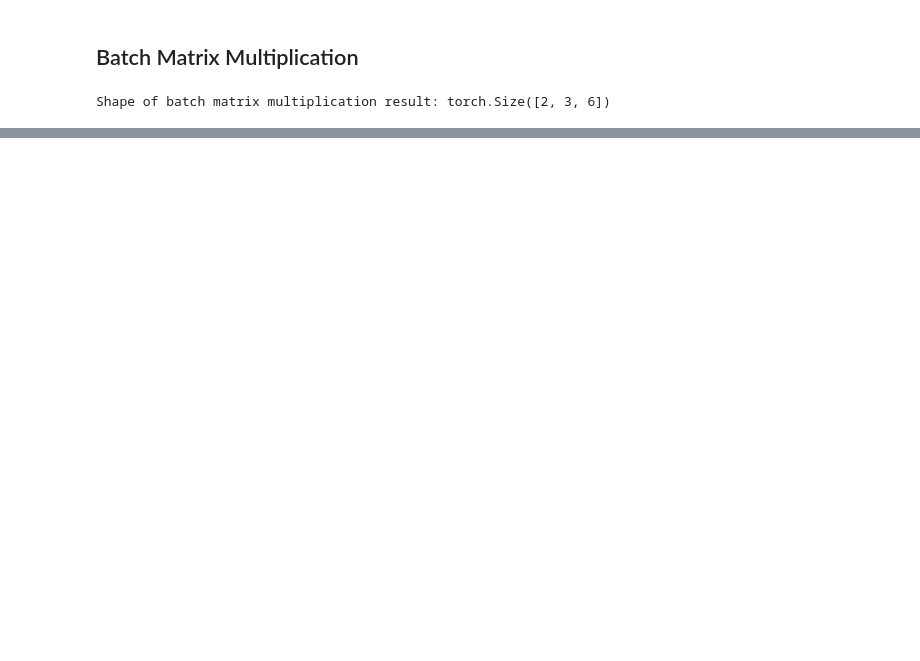
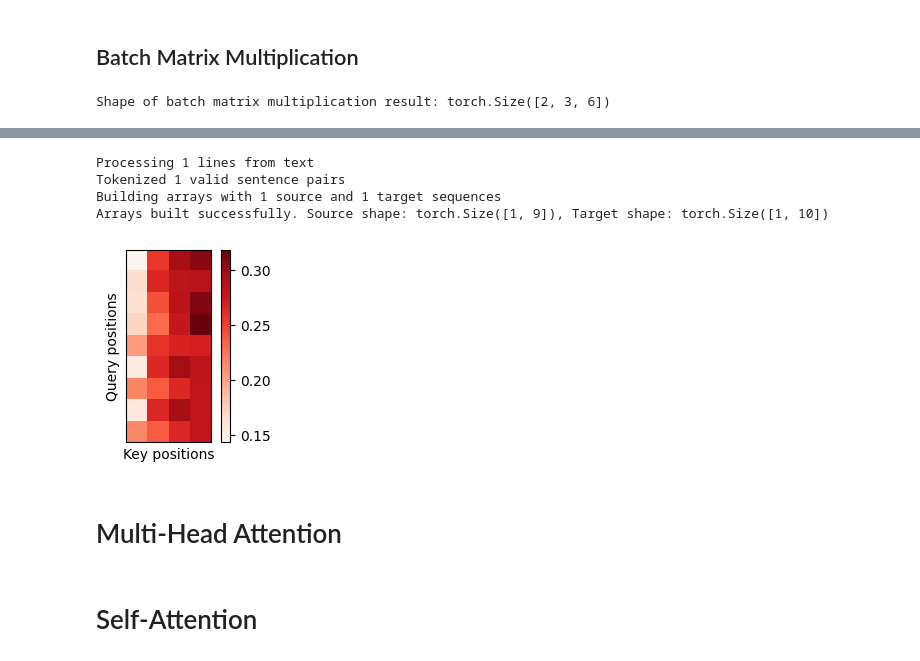
Before and after one commit to ishaanpaul98/Deep-Learning, a Jupyter notebook: Attention Mechanisms and Transformers/notebook.ipynb, the cells around one changed output, grey strips where cells are left out. Drawn from its saved outputs; the diff is of its cells as text; code cells hidden in the pictures; blank space fills up the shorter version.

```diff
--- a/Attention Mechanisms and Transformers/notebook.ipynb
+++ b/Attention Mechanisms and Transformers/notebook.ipynb
@@ -217,0 +650,14 @@ Shape of batch matrix multiplication result: torch.Size([2, 3, 6])
+# %%
+# Test the dataset creation
+data = MTFraEng(batch_size=128)
+print(f"Source vocabulary size: {len(data.src_vocab)}")
+print(f"Target vocabulary size: {len(data.tgt_vocab)}")
+
+# Now create the model
+embed_size, num_hiddens, num_layers, dropout = 256, 256, 2, 0.2
+encoder = Seq2SeqEncoder(
+    len(data.src_vocab), embed_size, num_hiddens, num_layers, dropout)
+decoder = Seq2SeqAttentionDecoder(
+    len(data.tgt_vocab), embed_size, num_hiddens, num_layers, dropout)
+model = Seq2Seq(encoder, decoder, tgt_pad=data.tgt_vocab['<pad>'],
+                lr=0.005)
@@ -217,0 +819,13 @@ Shape of batch matrix multiplication result: torch.Size([2, 3, 6])
+# %%
+engs = ['go .', 'i lost .', 'he\'s calm .', 'i\'m home .']
+fras = ['va !', 'j\'ai perdu .', 'il est calme .', 'je suis chez moi .']
+preds, _ = model.predict_step(
+    data.build(engs, fras), num_steps=data.num_steps, device=device)
+for en, fr, p in zip(engs, fras, preds):
+    translation = []
+    for token in data.tgt_vocab.to_tokens(p):
+        if token == '<eos>':
+            break
+        translation.append(token)
+    print(f'{en} => {translation}, bleu,'
+          f'{bleu(" ".join(translation), fr, k=2):.3f}')
@@ -217,0 +841,19 @@ Shape of batch matrix multiplication result: torch.Size([2, 3, 6])
+# %%
+_, dec_attention_weights = model.predict_step(
+    data.build([engs[-1]], [fras[-1]]), device, data.num_steps, True)
+attention_weights = torch.cat(
+    [step[0][0][0] for step in dec_attention_weights], 0)
+attention_weights = attention_weights.reshape((1, 1, -1, data.num_steps))
+
+# Plus one to include the end-of-sequence token
+show_heatmaps(
+    attention_weights[:, :, :, :len(engs[-1].split()) + 1].cpu(),
+    xlabel='Key positions', ylabel='Query positions')
+# %% [output]
+Processing 1 lines from text
+Tokenized 1 valid sentence pairs
+Building arrays with 1 source and 1 target sequences
+Arrays built successfully. Source shape: torch.Size([1, 9]), Target shape: torch.Size([1, 10])
+[figure, added]
+# %% [markdown]
+# Multi-Head Attention
@@ -217,0 +903,2 @@ Shape of batch matrix multiplication result: torch.Size([2, 3, 6])
+# %% [markdown]
+# Self-Attention
```
Also changed, not shown: parts of 30 cells of this notebook, 1 other file.
